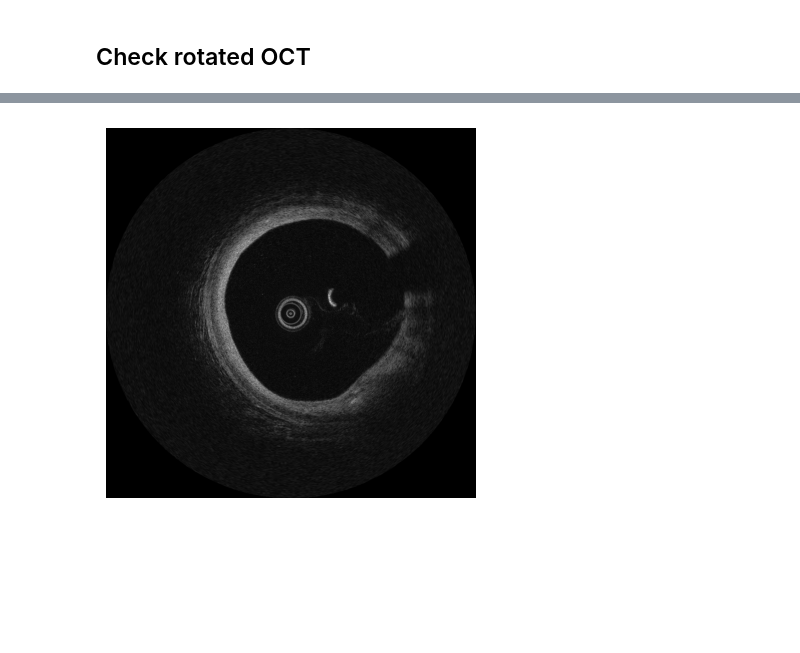
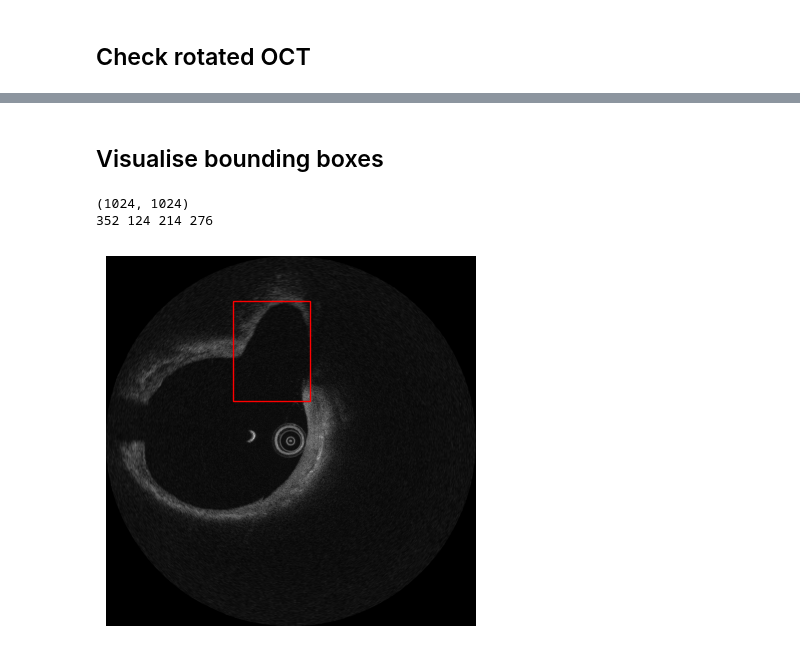
Before and after one commit to bio-GNOSNUG/oct-side-branch-detection, a Jupyter notebook: notebooks/01_verify_oct_rotation.ipynb, the cells around one changed output, grey strips where cells are left out. Cells and saved outputs as stored; diff of their text form; code cells hidden in the pictures; blank space fills up the shorter version.

```diff
--- a/notebooks/01_verify_oct_rotation.ipynb
+++ b/notebooks/01_verify_oct_rotation.ipynb
@@ -78,10 +100,32 @@ Found: /home/qzhang-server1/Documents/Georgia/oct-side-branch-detection/data/raw
-# %%
-image_arr = np.load(rotated_path)
-image_arr.shape
-
-# Visualise
-plt.imshow(image_arr[1], cmap="gray")
-plt.axis("off")
-plt.show()
-# %% [output]
-[figure, removed]
+# %% [markdown]
+## Visualise bounding boxes
+# %%
+# Use original filename
+test_data = oct_sb_labels[(oct_sb_labels['filename'].str.contains(test_file, na=False)) & (oct_sb_labels['region_count']>0)].iloc[0]
+test_frame_id = int(re.search(r'(\d{4})\.jpg$', test_data['filename']).group(1))
+
+# get bounding box coordinates
+bbox = json.loads(test_data['region_shape_attributes'])
+
+x = bbox['x']
+y = bbox['y']
+w = bbox['width']
+h = bbox['height']
+
+# Check dimensions
+print(image_arr[test_frame_id].shape)
+print(x, y, w, h)
+
+# Plot with bounding box
+fig, ax = plt.subplots()
+
+ax.imshow(image_arr[test_frame_id], cmap="gray")
+
+rect = patches.Rectangle((x, y),w,h,linewidth=1,edgecolor='r',facecolor='none')
+ax.add_patch(rect)
+ax.axis("off")
+plt.show()
+# %% [output]
+(1024, 1024)
+352 124 214 276
+[figure, added]
```
Also changed, not shown: parts of 6 cells of this notebook.
